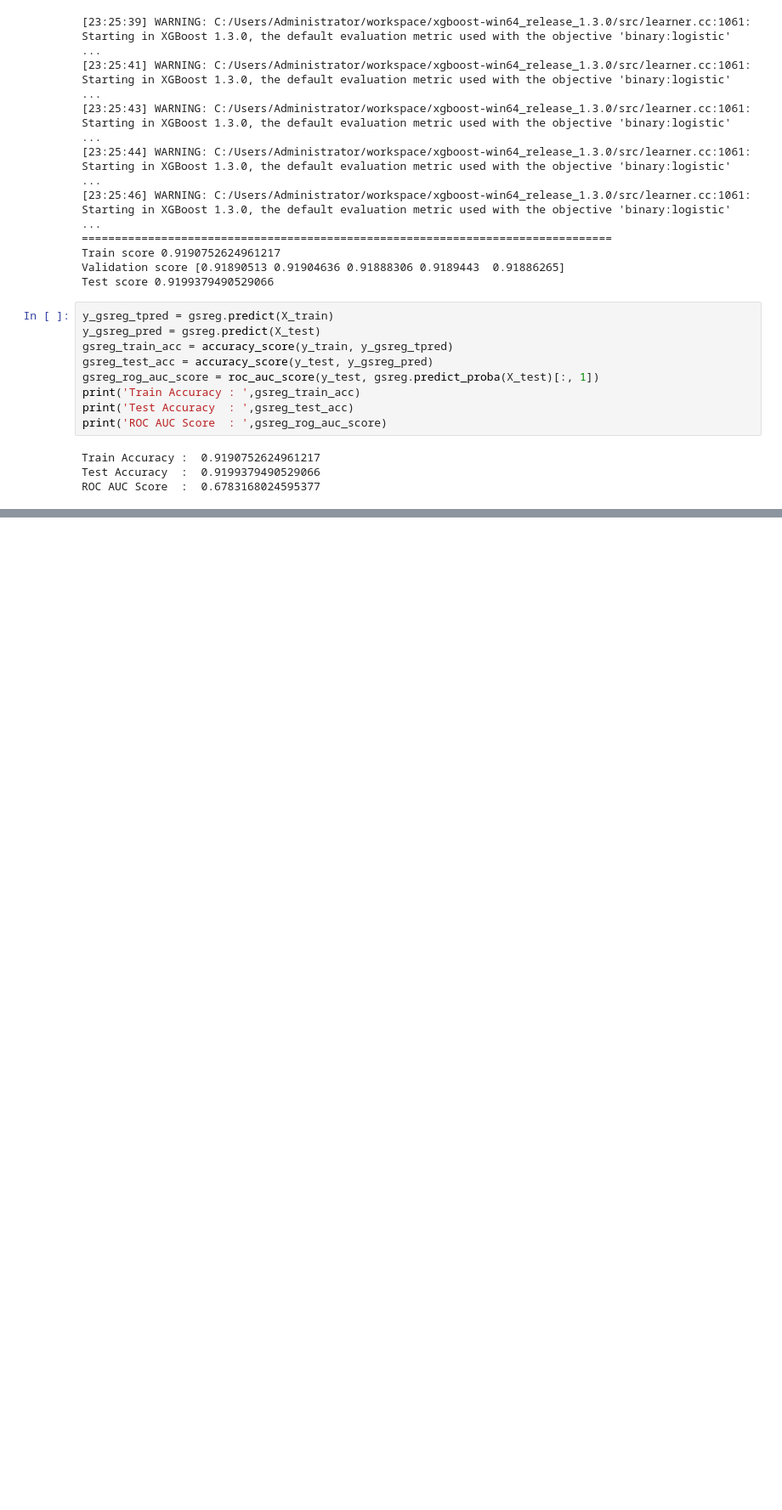
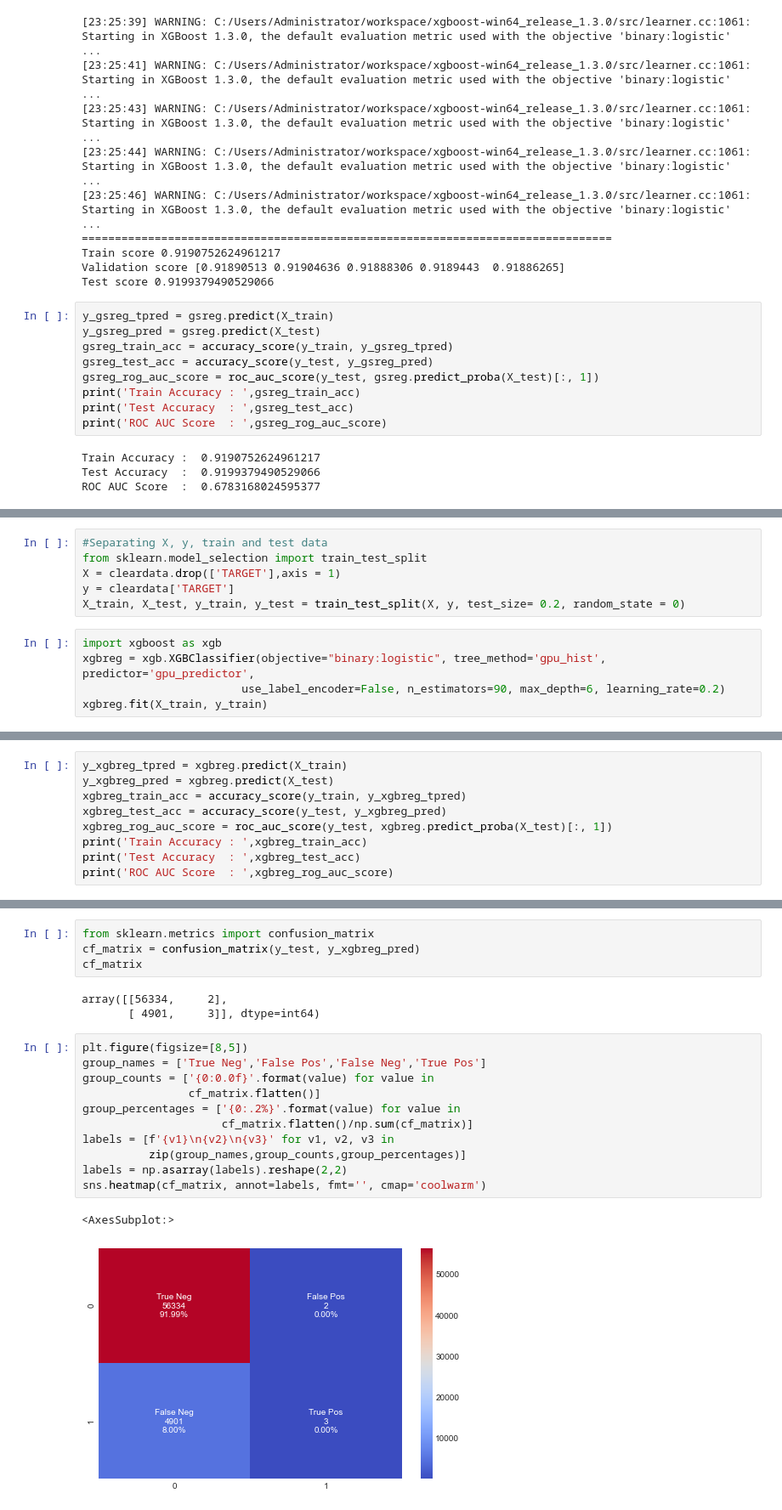
Before and after one commit to LuizFelipeAG/credit_check, a Jupyter notebook: loan_check_testbook-ML.ipynb, the cells around one changed output, grey strips where cells are left out. Shown at 85% size. Drawn from its saved outputs; the diff is of its cells as text; blank space fills up the shorter version.

```diff
--- a/loan_check_testbook-ML.ipynb
+++ b/loan_check_testbook-ML.ipynb
@@ -877,0 +880,11 @@ ROC AUC Score  :  0.6783168024595377
+# %%
+#Separating X, y, train and test data
+from sklearn.model_selection import train_test_split
+X = cleardata.drop(['TARGET'],axis = 1)
+y = cleardata['TARGET']
+X_train, X_test, y_train, y_test = train_test_split(X, y, test_size= 0.2, random_state = 0)
+# %%
+import xgboost as xgb
+xgbreg = xgb.XGBClassifier(objective="binary:logistic", tree_method='gpu_hist', predictor='gpu_predictor',
+                        use_label_encoder=False, n_estimators=90, max_depth=6, learning_rate=0.2)
+xgbreg.fit(X_train, y_train)
@@ -877,0 +905,9 @@ ROC AUC Score  :  0.6783168024595377
+# %%
+y_xgbreg_tpred = xgbreg.predict(X_train)
+y_xgbreg_pred = xgbreg.predict(X_test)
+xgbreg_train_acc = accuracy_score(y_train, y_xgbreg_tpred)
+xgbreg_test_acc = accuracy_score(y_test, y_xgbreg_pred)
+xgbreg_rog_auc_score = roc_auc_score(y_test, xgbreg.predict_proba(X_test)[:, 1])
+print('Train Accuracy : ',xgbreg_train_acc)
+print('Test Accuracy  : ',xgbreg_test_acc)
+print('ROC AUC Score  : ',xgbreg_rog_auc_score)
@@ -877,0 +924,21 @@ ROC AUC Score  :  0.6783168024595377
+# %%
+from sklearn.metrics import confusion_matrix
+cf_matrix = confusion_matrix(y_test, y_xgbreg_pred)
+cf_matrix
+# %% [output]
+array([[56334,     2],
+       [ 4901,     3]], dtype=int64)
+# %%
+plt.figure(figsize=[8,5])
+group_names = ['True Neg','False Pos','False Neg','True Pos']
+group_counts = ['{0:0.0f}'.format(value) for value in
+                cf_matrix.flatten()]
+group_percentages = ['{0:.2%}'.format(value) for value in
+                     cf_matrix.flatten()/np.sum(cf_matrix)]
+labels = [f'{v1}\n{v2}\n{v3}' for v1, v2, v3 in
+          zip(group_names,group_counts,group_percentages)]
+labels = np.asarray(labels).reshape(2,2)
+sns.heatmap(cf_matrix, annot=labels, fmt='', cmap='coolwarm')
+# %% [output]
+<AxesSubplot:>
+[figure, added]
```
Also changed, not shown: parts of 11 cells of this notebook.
